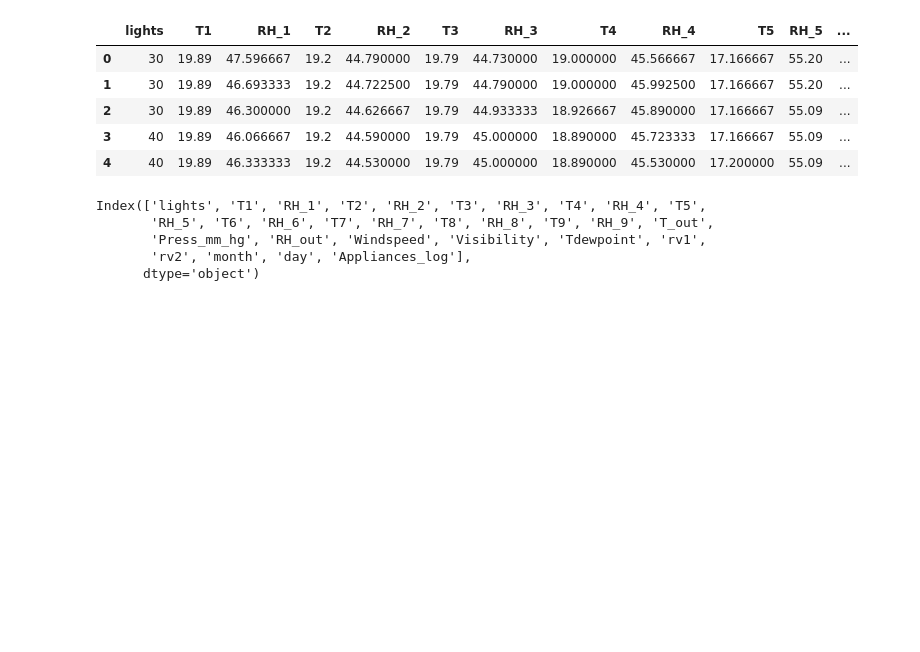
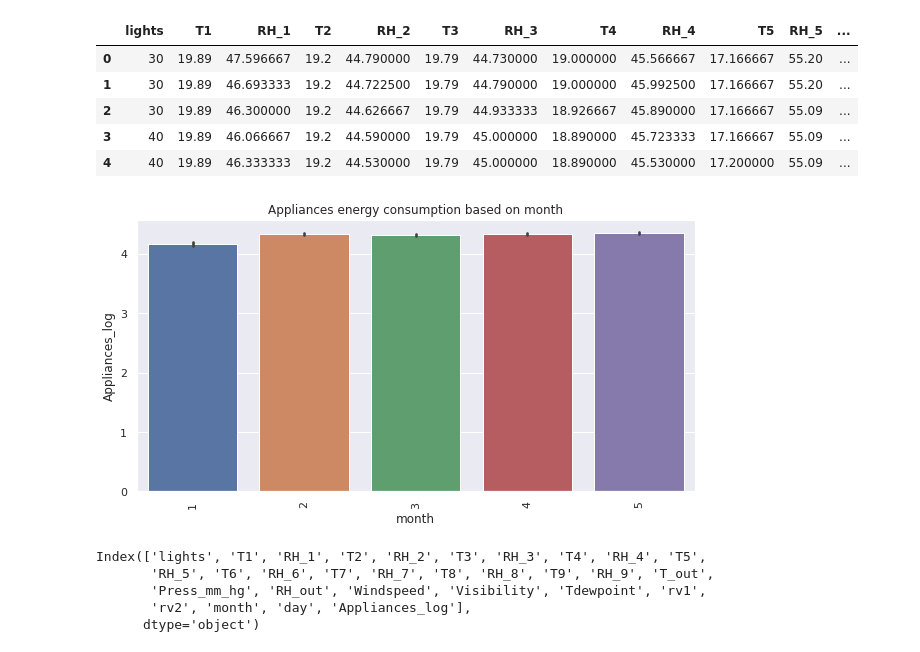
Before and after one commit to IfrazQazi/Appliances-Energy-Prediction-Capstone_Project, a Jupyter notebook: Appliances_Energy_Prediction_Capstone_Project.ipynb, the cells around one changed output. Drawn from its saved outputs; the diff is of its cells as text; code cells hidden in the pictures; blank space fills up the shorter version.

```diff
--- a/Appliances_Energy_Prediction_Capstone_Project.ipynb
+++ b/Appliances_Energy_Prediction_Capstone_Project.ipynb
@@ -280,6 +288,16 @@ energyP_df.head()
 | 2 | 30 | 19.89 | 46.300000 | 19.2 | 44.626667 | 19.79 | 44.933333 | 18.926667 | 45.890000 | 17.166667 | 55.09 | ... |
 | 3 | 40 | 19.89 | 46.066667 | 19.2 | 44.590000 | 19.79 | 45.000000 | 18.890000 | 45.723333 | 17.166667 | 55.09 | ... |
 | 4 | 40 | 19.89 | 46.333333 | 19.2 | 44.530000 | 19.79 | 45.000000 | 18.890000 | 45.530000 | 17.200000 | 55.09 | ... |
+# %%
+# Plotting the bar plot
+plt.figure(figsize=(10,5))
+plt.xticks(rotation=90)
+
+plt.title("Appliances energy consumption based on month")
+sns.barplot(energyP_df.month, energyP_df.Appliances_log)
+plt.show()
+# %% [output]
+[figure, added]
 # %%
 # selecting numeric features from data set
 numeric_features = energyP_df.describe().columns
```
Also changed, not shown: parts of 5 cells of this notebook.
